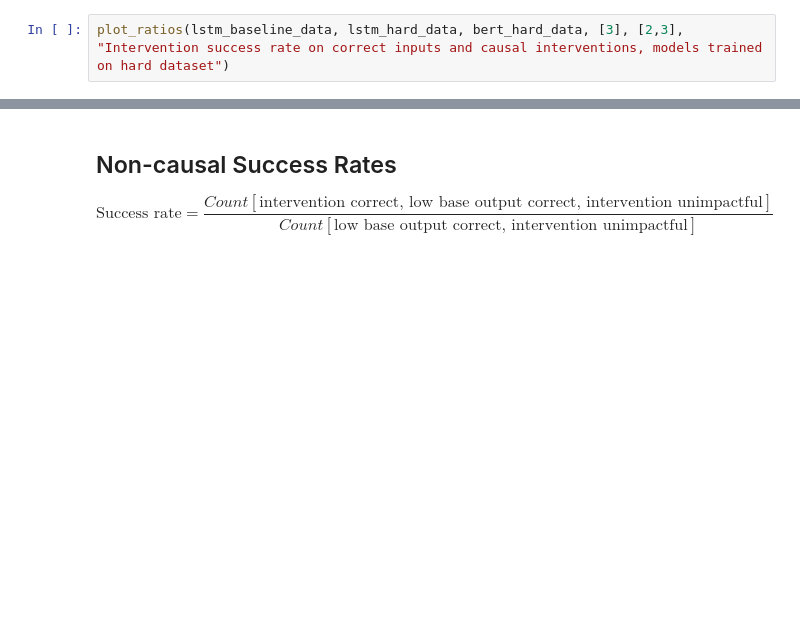
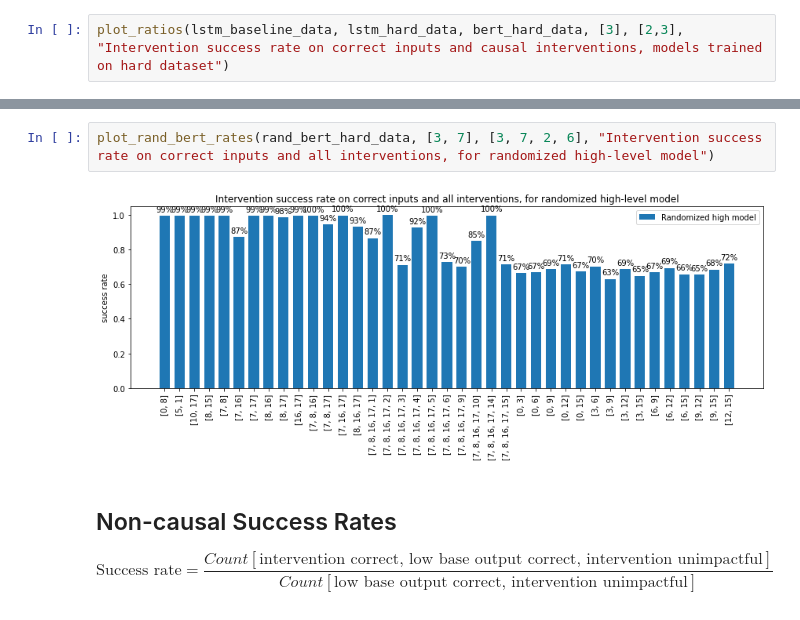
Before and after one commit to atticusg/Interchange, a Jupyter notebook: interchange_analysis.ipynb, the cells around one changed output, grey strips where cells are left out. Saved outputs shown, nothing was run; the diff lists cells and outputs as text; blank space fills up the shorter version.

```diff
--- a/interchange_analysis.ipynb
+++ b/interchange_analysis.ipynb
@@ -659,3 +735,7 @@ plot_ratios(lstm_baseline_data, lstm_hard_data, bert_hard_data, [3], [2,3], "Int
+# %%
+plot_rand_bert_rates(rand_bert_hard_data, [3, 7], [3, 7, 2, 6], "Intervention success rate on correct inputs and all interventions, for randomized high-level model")
+# %% [output]
+[figure, added]
 # %% [markdown]
 ## Non-causal Success Rates
 
```
Also changed, not shown: parts of 16 cells of this notebook, 25 other files.
